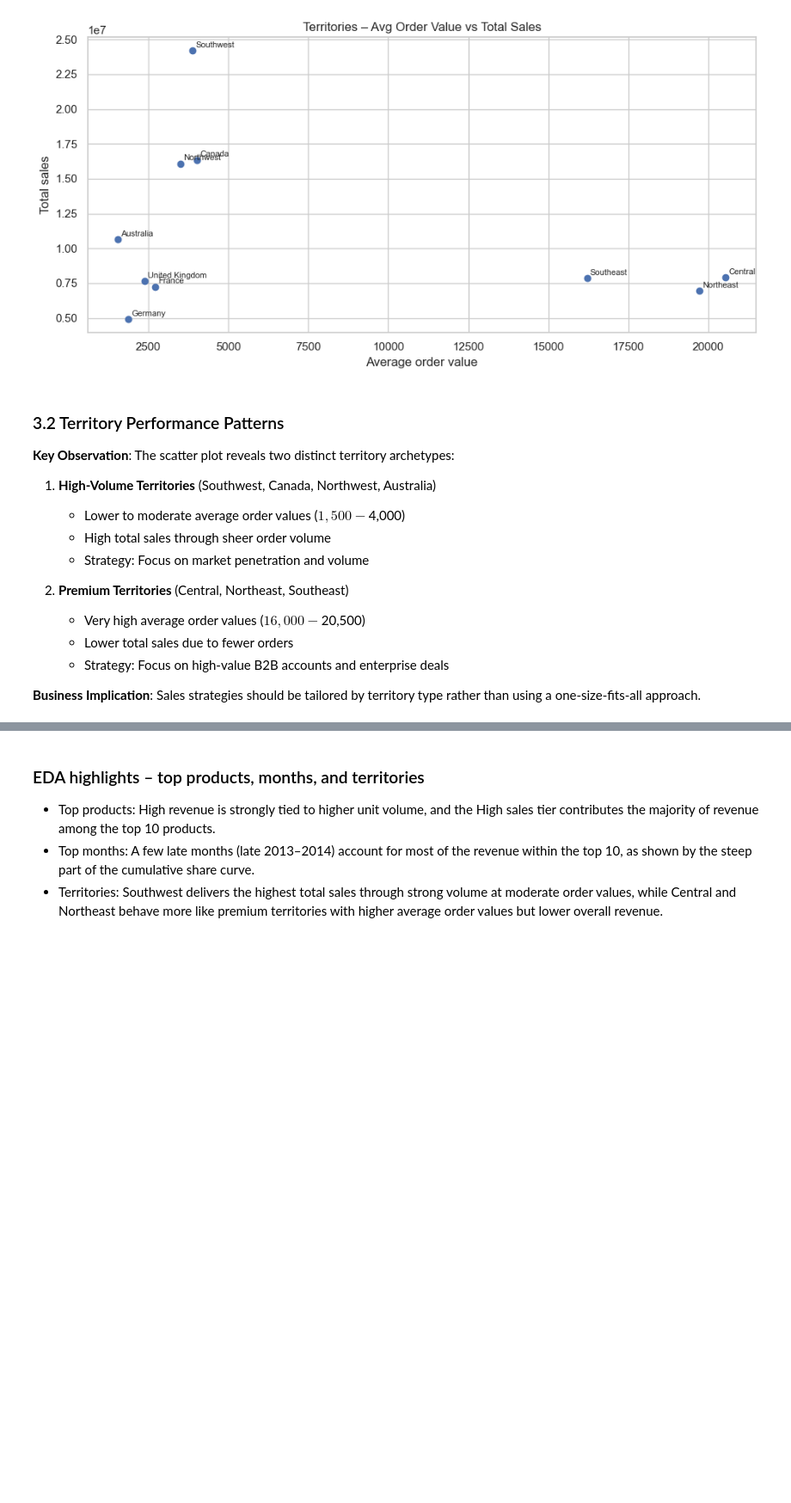
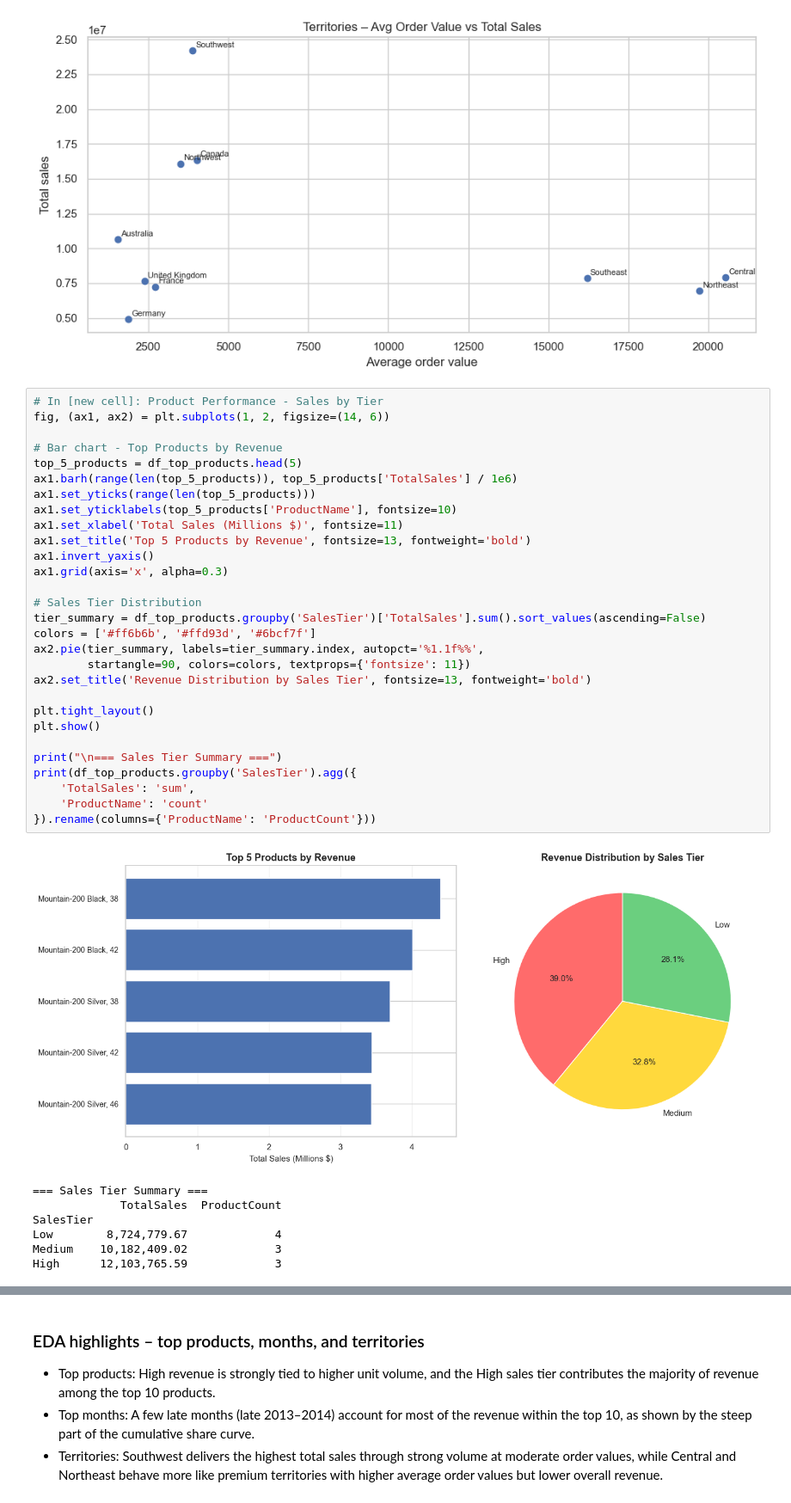
Before and after one commit to mpaturi/portfolio-projects, a Jupyter notebook: Python/Project2-AdventureWorks-SQL/notebooks/02_adw_sales_eda.ipynb, the cells around one changed output, grey strips where cells are left out. Shown at 86% size. Drawn from its saved outputs; the diff is of its cells as text; blank space fills up the shorter version.

```diff
--- a/Python/Project2-AdventureWorks-SQL/notebooks/02_adw_sales_eda.ipynb
+++ b/Python/Project2-AdventureWorks-SQL/notebooks/02_adw_sales_eda.ipynb
@@ -582,19 +619,40 @@ plt.tight_layout()
 plt.show()
 # %% [output]
 [figure]
-# %% [markdown]
-### 3.2 Territory Performance Patterns
-
-**Key Observation**: The scatter plot reveals two distinct territory archetypes:
-
-1. **High-Volume Territories** (Southwest, Canada, Northwest, Australia)
-   - Lower to moderate average order values ($1,500-$4,000)
-   - High total sales through sheer order volume
-   - Strategy: Focus on market penetration and volume
-
-2. **Premium Territories** (Central, Northeast, Southeast)
-   - Very high average order values ($16,000-$20,500)
-   - Lower total sales due to fewer orders
-   - Strategy: Focus on high-value B2B accounts and enterprise deals
-
-**Business Implication**: Sales strategies should be tailored by territory type rather than using a one-size-fits-all approach.
+# %%
+# In [new cell]: Product Performance - Sales by Tier
+fig, (ax1, ax2) = plt.subplots(1, 2, figsize=(14, 6))
+
+# Bar chart - Top Products by Revenue
+top_5_products = df_top_products.head(5)
+ax1.barh(range(len(top_5_products)), top_5_products['TotalSales'] / 1e6)
+ax1.set_yticks(range(len(top_5_products)))
+ax1.set_yticklabels(top_5_products['ProductName'], fontsize=10)
+ax1.set_xlabel('Total Sales (Millions $)', fontsize=11)
+ax1.set_title('Top 5 Products by Revenue', fontsize=13, fontweight='bold')
+ax1.invert_yaxis()
+ax1.grid(axis='x', alpha=0.3)
+
+# Sales Tier Distribution
+tier_summary = df_top_products.groupby('SalesTier')['TotalSales'].sum().sort_values(ascending=False)
+colors = ['#ff6b6b', '#ffd93d', '#6bcf7f']
+ax2.pie(tier_summary, labels=tier_summary.index, autopct='%1.1f%%',
+        startangle=90, colors=colors, textprops={'fontsize': 11})
+ax2.set_title('Revenue Distribution by Sales Tier', fontsize=13, fontweight='bold')
+
+plt.tight_layout()
+plt.show()
+
+print("\n=== Sales Tier Summary ===")
+print(df_top_products.groupby('SalesTier').agg({
+    'TotalSales': 'sum',
+    'ProductName': 'count'
+}).rename(columns={'ProductName': 'ProductCount'}))
+# %% [output]
+[figure, added]
+=== Sales Tier Summary ===
+             TotalSales  ProductCount
+SalesTier
+Low        8,724,779.67             4
+Medium    10,182,409.02             3
+High      12,103,765.59             3
```
Also changed, not shown: parts of 8 cells of this notebook, 1 other file.
